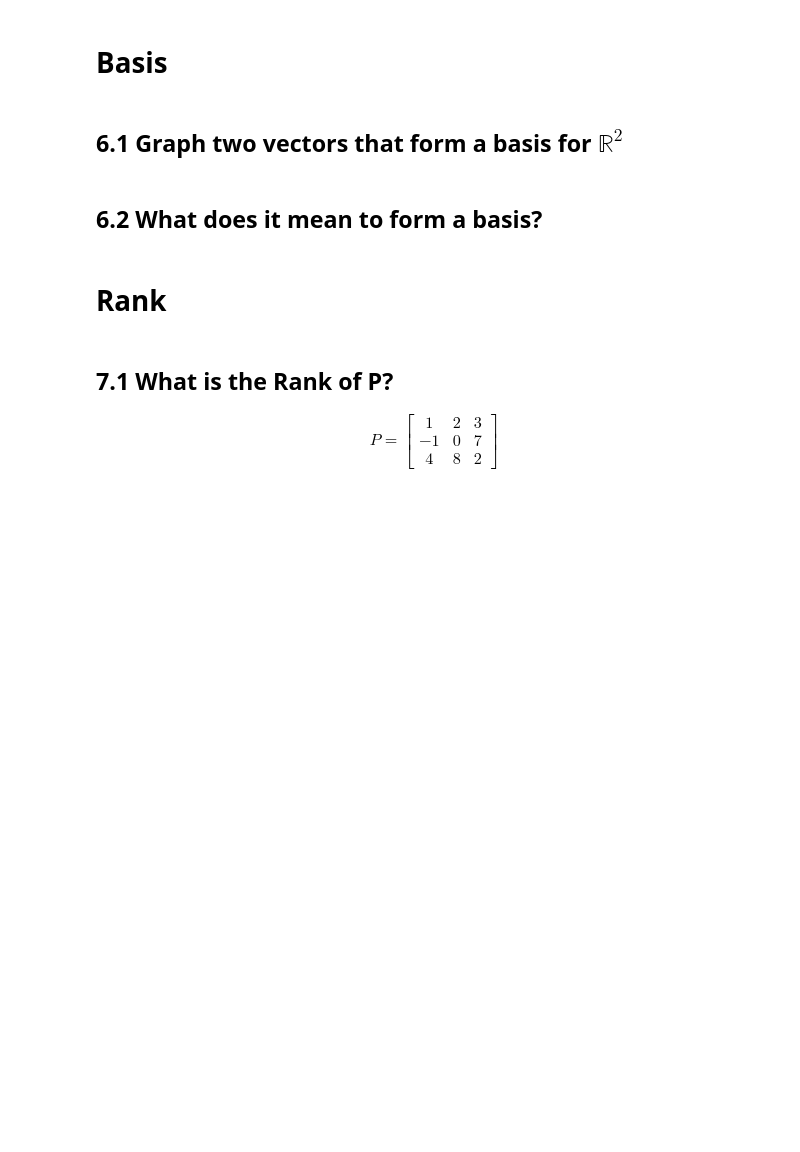
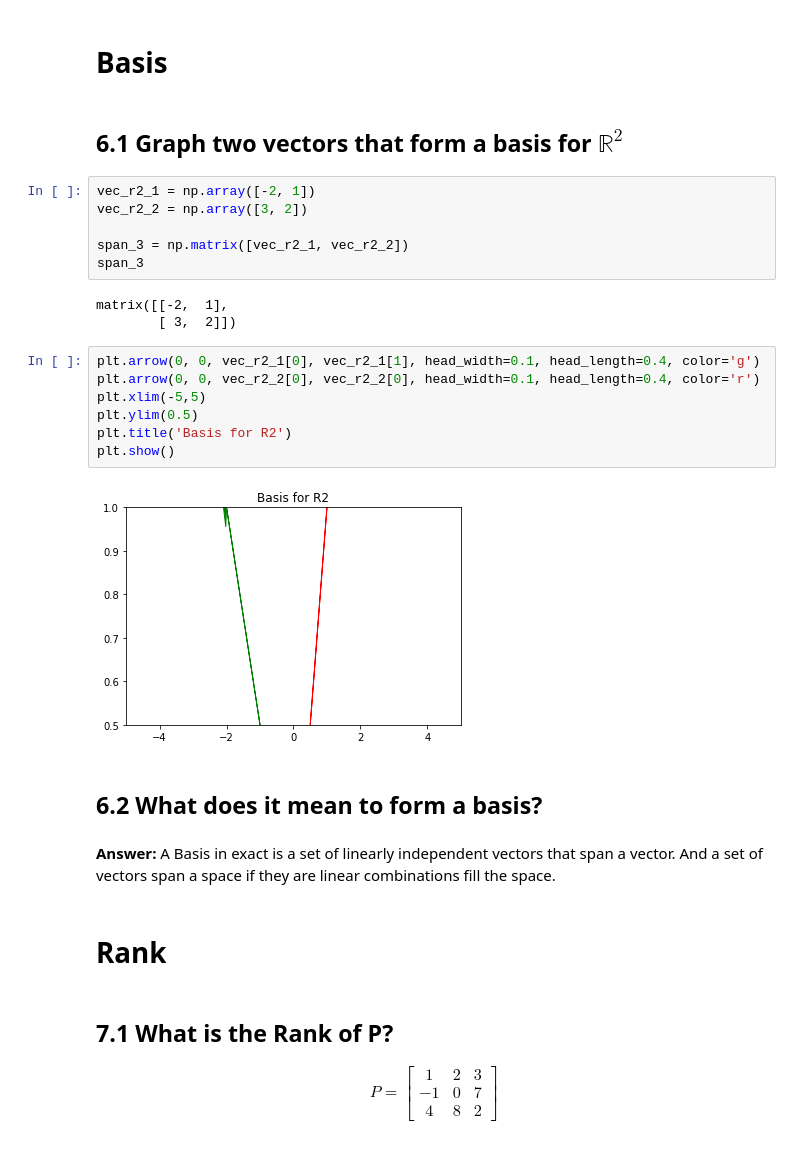
Before and after one commit to ahvblackwelltech/DS-Unit-1-Sprint-3-Linear-Algebra, a Jupyter notebook: module2-intermediate-linear-algebra/Ahvi_Blackwell_LS_DS_132_Intermediate_Linear_Algebra_Assignment.ipynb, the cells around one changed output. Saved outputs shown, nothing was run; the diff lists cells and outputs as text; blank space fills up the shorter version.

```diff
--- a/module2-intermediate-linear-algebra/Ahvi_Blackwell_LS_DS_132_Intermediate_Linear_Algebra_Assignment.ipynb
+++ b/module2-intermediate-linear-algebra/Ahvi_Blackwell_LS_DS_132_Intermediate_Linear_Algebra_Assignment.ipynb
@@ -294,8 +365,28 @@ n = \begin{bmatrix} 4 & 8  & 2\end{bmatrix}
 # Basis
 # %% [markdown]
 ## 6.1 Graph two vectors that form a basis for $\mathbb{R}^2$
+# %%
+vec_r2_1 = np.array([-2, 1])
+vec_r2_2 = np.array([3, 2])
+
+span_3 = np.matrix([vec_r2_1, vec_r2_2])
+span_3
+# %% [output]
+matrix([[-2,  1],
+        [ 3,  2]])
+# %%
+plt.arrow(0, 0, vec_r2_1[0], vec_r2_1[1], head_width=0.1, head_length=0.4, color='g')
+plt.arrow(0, 0, vec_r2_2[0], vec_r2_2[0], head_width=0.1, head_length=0.4, color='r')
+plt.xlim(-5,5)
+plt.ylim(0.5)
+plt.title('Basis for R2')
+plt.show()
+# %% [output]
+[figure, added]
 # %% [markdown]
 ## 6.2 What does it mean to form a basis?
+# %% [markdown]
+**Answer:** A Basis in exact is a set of linearly independent vectors that span a vector. And a set of vectors span a space if they are linear combinations fill the space.
 # %% [markdown]
 # Rank
 # %% [markdown]
```
Also changed, not shown: parts of 20 cells of this notebook.
